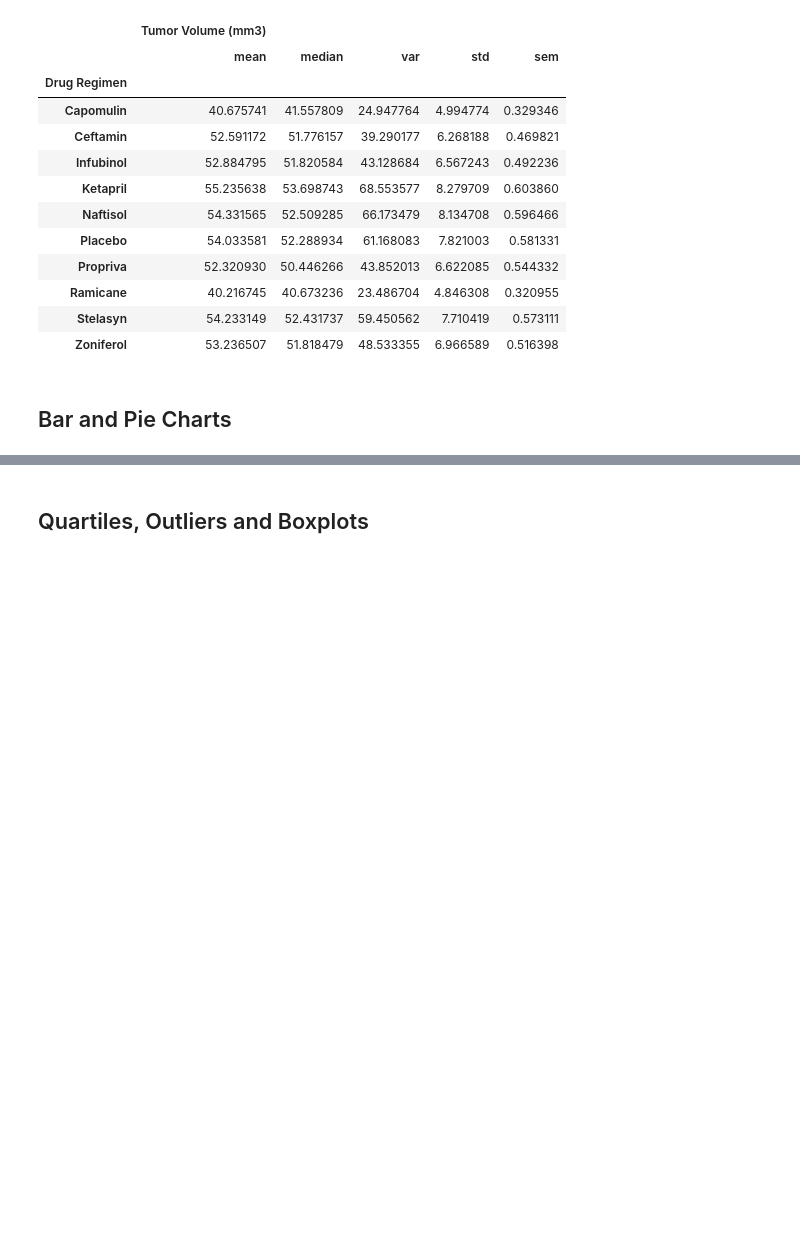
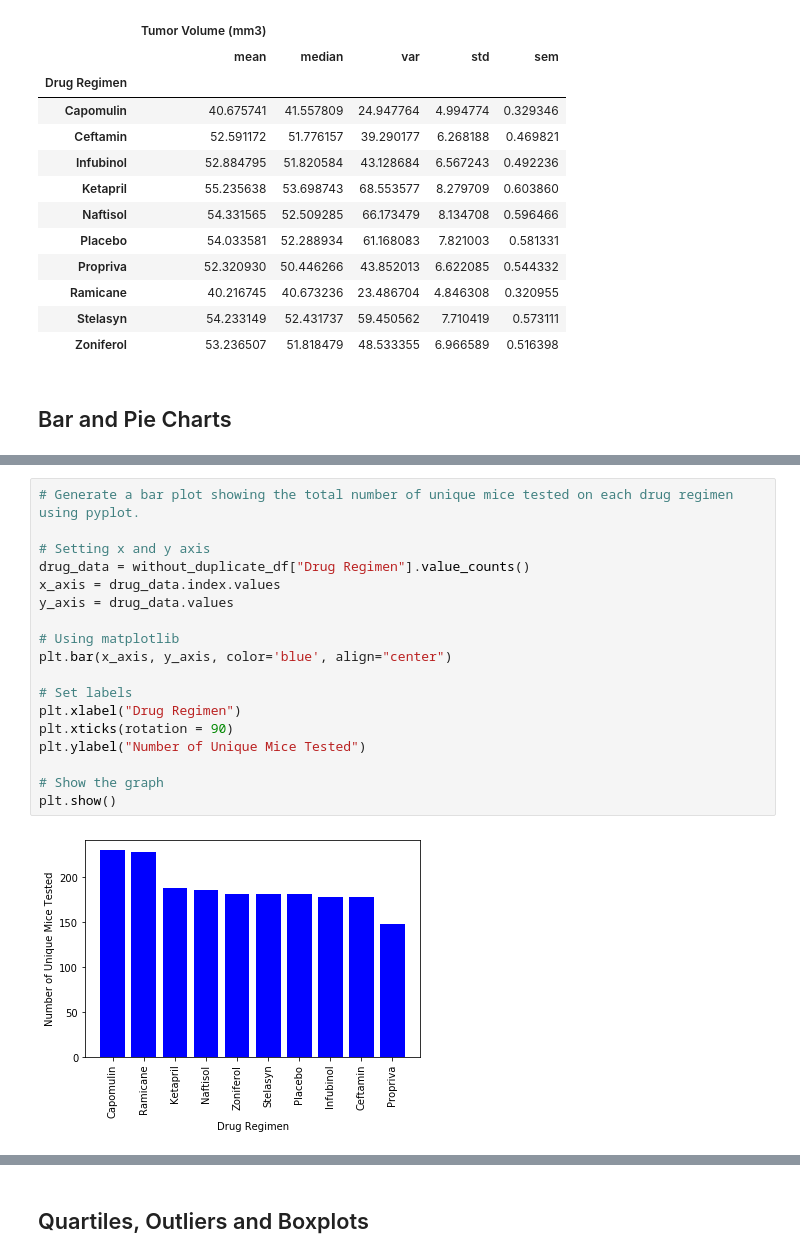
Before and after one commit to meaganmb/matplotlib-challenge, a Jupyter notebook: pymaceuticals_starter.ipynb, the cells around one changed output, grey strips where cells are left out. Saved outputs shown, nothing was run; the diff lists cells and outputs as text; blank space fills up the shorter version.

```diff
--- a/pymaceuticals_starter.ipynb
+++ b/pymaceuticals_starter.ipynb
@@ -161,2 +167,22 @@ without_duplicate_df.groupby("Drug Regimen").agg({"Tumor Volume (mm3)" : ['mean'
+# %%
+# Generate a bar plot showing the total number of unique mice tested on each drug regimen using pyplot.
+
+# Setting x and y axis
+drug_data = without_duplicate_df["Drug Regimen"].value_counts()
+x_axis = drug_data.index.values
+y_axis = drug_data.values
+
+# Using matplotlib
+plt.bar(x_axis, y_axis, color='blue', align="center")
+
+# Set labels
+plt.xlabel("Drug Regimen")
+plt.xticks(rotation = 90)
+plt.ylabel("Number of Unique Mice Tested")
+
+# Show the graph
+plt.show()
+# %% [output]
+[figure, added]
 # %%
 # Generate a pie plot showing the distribution of female versus male mice using pandas
```
Also changed, not shown: parts of 8 cells of this notebook.
